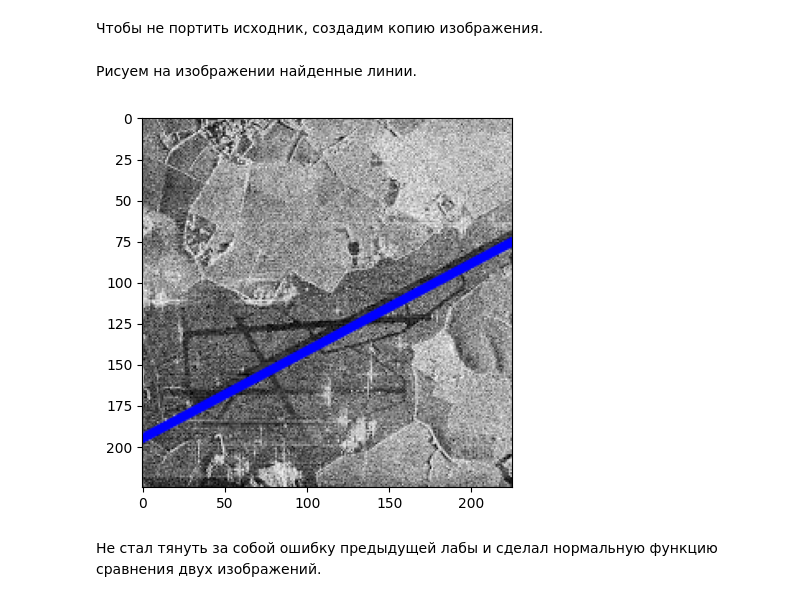
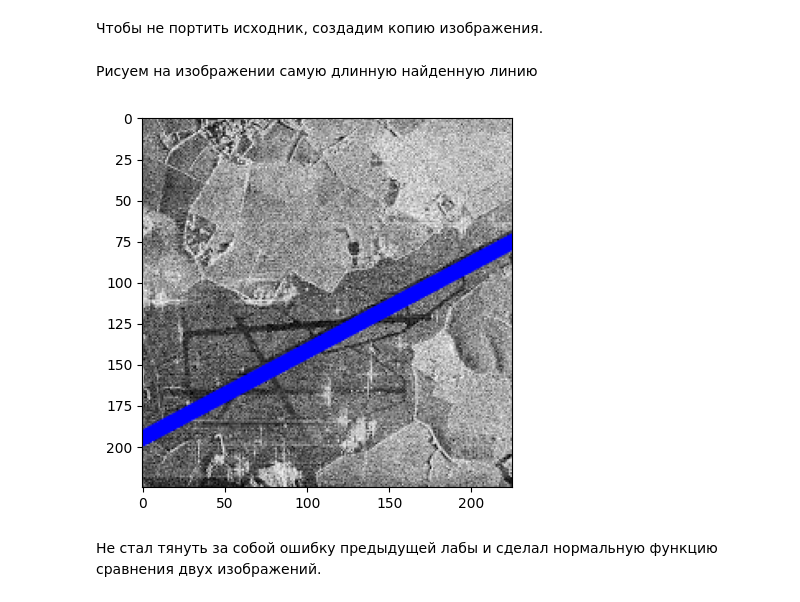
Before and after one commit to 1Dura/image_proccessing, a Jupyter notebook: lab3/main.ipynb, the cells around one changed output. Drawn from its saved outputs; the diff is of its cells as text; code cells hidden in the pictures.

Commit message:
now I look for longest line (hotfix)

```diff
--- a/lab3/main.ipynb
+++ b/lab3/main.ipynb
@@ -11,7 +11,7 @@ import math
 # %% [markdown]
 Загружаем картинку
 # %%
-image = cv2.imread('../image_proccessing/lab3/sar_3.jpg')
+image = cv2.imread('sar_3.jpg')
 image_gray = cv2.cvtColor(image, cv2.COLOR_BGR2GRAY)
 # %% [markdown]
 Для начала бинаризируем изображение, чтобы было проще работать с границами
@@ -30,24 +30,31 @@ lines = cv2.HoughLines(canny, 1, np.pi / 180, 110)
 # %%
 line_image=image.copy()
 # %% [markdown]
-Рисуем на изображении найденные линии.
+Рисуем на изображении самую длинную найденную линию
 # %%
 if lines is not None:
-        for i in range(0, len(lines)):
-            rho = lines[i][0][0]
-            theta = lines[i][0][1]
-            a = math.cos(theta)
-            b = math.sin(theta)
-            x0 = a * rho
-            y0 = b * rho
-            pt1 = (int(x0 + 1000*(-b)), int(y0 + 1000*(a)))
-            pt2 = (int(x0 - 1000*(-b)), int(y0 - 1000*(a)))
-            cv2.line(line_image, pt1, pt2, (0,0,255), 3, cv2.LINE_AA)
+    for i in range(0, len(lines)):
+        longest = None
+        max = 0
+        rho = lines[i][0][0]
+        theta = lines[i][0][1]
+        a = math.cos(theta)
+        b = math.sin(theta)
+        x0 = a * rho
+        y0 = b * rho
+        pt1 = (int(x0 + 1000*(-b)), int(y0 + 1000*(a)))
+        pt2 = (int(x0 - 1000*(-b)), int(y0 - 1000*(a)))
+        length = np.sqrt((pt1[0] - pt2[0])**2 + (pt1[1] - pt2[1])**2)
+        if length > max:
+            max = length
+            longest = (pt1, pt2)
+    if longest:
+        cv2.line(line_image, longest[0], longest[1], (0, 0, 255), 7, cv2.LINE_AA)
 
 plt.imshow(line_image)
 plt.show()
 # %% [output]
-[figure, old version]
+[figure, new version]
 # %% [markdown]
 Не стал тянуть за собой ошибку предыдущей лабы и сделал нормальную функцию сравнения двух изображений.
 # %%
```
